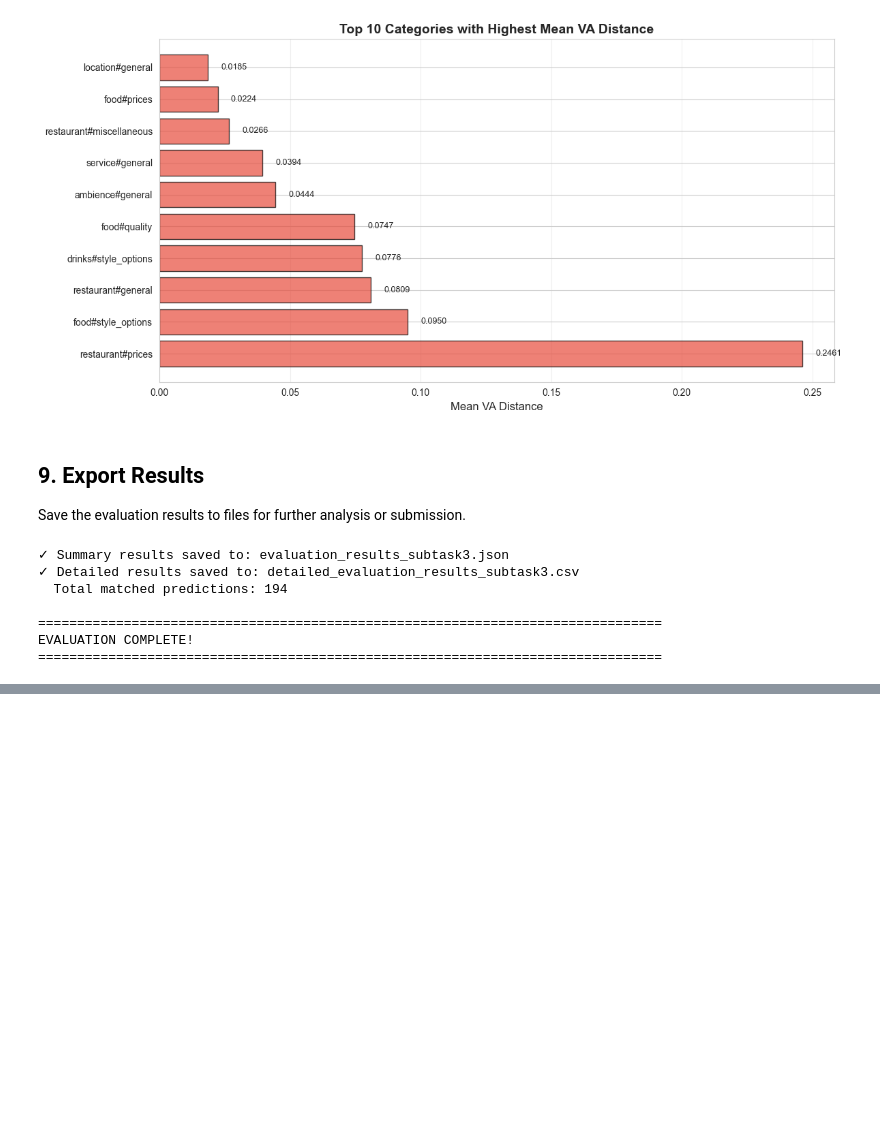
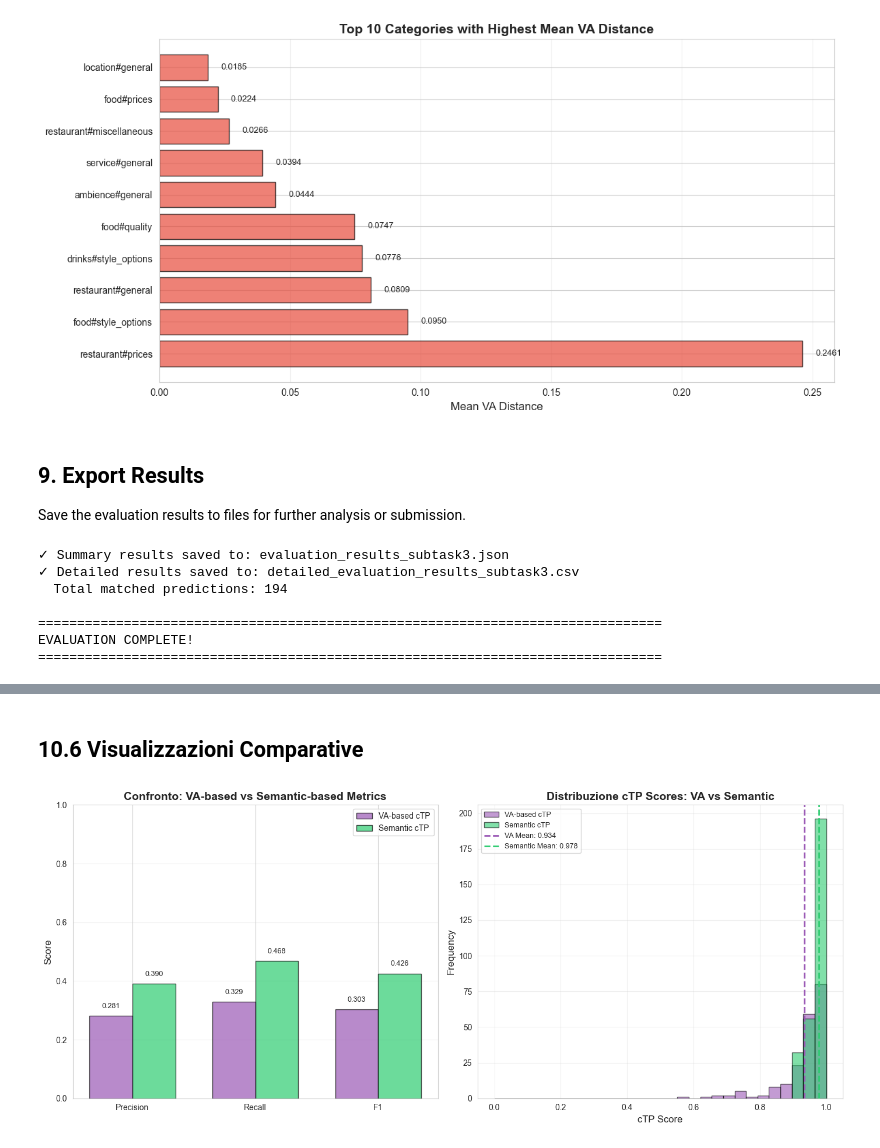
Before and after one commit to MarcoPernoVDP/DimABSA2026, a Jupyter notebook: Evaluation_Metric.ipynb, the cells around one changed output, grey strips where cells are left out. Saved outputs shown, nothing was run; the diff lists cells and outputs as text; code cells hidden in the pictures; blank space fills up the shorter version.

```diff
--- a/Evaluation_Metric.ipynb
+++ b/Evaluation_Metric.ipynb
@@ -1180,0 +992,14 @@ This represents the official evaluation score that combines:
+# %%
+# Import additional libraries for embeddings
+from sentence_transformers import SentenceTransformer
+from sklearn.metrics.pairwise import cosine_similarity
+import warnings
+warnings.filterwarnings('ignore')
+
+# Load a pre-trained sentence transformer model
+# Using 'all-MiniLM-L6-v2' - fast and efficient for semantic similarity
+print("Loading sentence transformer model...")
+embedding_model = SentenceTransformer('all-MiniLM-L6-v2')
+print("✓ Model loaded successfully!")
+print(f"  Model: all-MiniLM-L6-v2")
+print(f"  Embedding dimension: {embedding_model.get_sentence_embedding_dimension()}")
@@ -1180,0 +1427,65 @@ This represents the official evaluation score that combines:
+# %% [markdown]
+## 10.6 Visualizzazioni Comparative
+# %%
+# Visualization: Compare VA-based vs Semantic-based metrics
+fig, axes = plt.subplots(1, 2, figsize=(14, 6))
+
+# Plot 1: Side-by-side comparison of cF1 metrics
+metrics = ['Precision', 'Recall', 'F1']
+va_vals = [results['cPrecision'], results['cRecall'], results['cF1']]
+semantic_vals = [results_semantic['cPrecision_semantic'],
+                 results_semantic['cRecall_semantic'],
+                 results_semantic['cF1_semantic']]
+
+x = np.arange(len(metrics))
+width = 0.35
+
+bars1 = axes[0].bar(x - width/2, va_vals, width, label='VA-based cTP',
+                     color='#9b59b6', alpha=0.7, edgecolor='black')
+bars2 = axes[0].bar(x + width/2, semantic_vals, width, label='Semantic cTP',
+                     color='#2ecc71', alpha=0.7, edgecolor='black')
+
+axes[0].set_ylabel('Score', fontsize=12)
+axes[0].set_title('Confronto: VA-based vs Semantic-based Metrics', fontsize=14, fontweight='bold')
+axes[0].set_xticks(x)
+axes[0].set_xticklabels(metrics)
+axes[0].legend()
+axes[0].set_ylim(0, 1.0)
+axes[0].grid(axis='y', alpha=0.3)
+
+# Add value labels
+for bars in [bars1, bars2]:
+    for bar in bars:
+        height = bar.get_height()
+        axes[0].text(bar.get_x() + bar.get_width()/2., height + 0.02,
+                    f'{height:.3f}', ha='center', va='bottom', fontsize=9)
+
+# Plot 2: Distribution comparison of cTP scores
+if results['detailed_results'] and results_semantic['detailed_results']:
+    va_ctp_scores = [r['cTP_score'] for r in results['detailed_results']]
+    semantic_ctp_scores = [r['cTP_semantic_score'] for r in results_semantic['detailed_results']]
+
+    # Create bins for histogram
+    bins = np.linspace(0, 1, 30)
+
+    axes[1].hist(va_ctp_scores, bins=bins, alpha=0.6, label='VA-based cTP',
+                 color='#9b59b6', edgecolor='black')
+    axes[1].hist(semantic_ctp_scores, bins=bins, alpha=0.6, label='Semantic cTP',
+                 color='#2ecc71', edgecolor='black')
+
+    # Add mean lines
+    axes[1].axvline(np.mean(va_ctp_scores), color='#9b59b6', linestyle='--',
+                    linewidth=2, label=f'VA Mean: {np.mean(va_ctp_scores):.3f}')
+    axes[1].axvline(np.mean(semantic_ctp_scores), color='#2ecc71', linestyle='--',
+                    linewidth=2, label=f'Semantic Mean: {np.mean(semantic_ctp_scores):.3f}')
+
+    axes[1].set_xlabel('cTP Score', fontsize=12)
+    axes[1].set_ylabel('Frequency', fontsize=12)
+    axes[1].set_title('Distribuzione cTP Scores: VA vs Semantic', fontsize=14, fontweight='bold')
+    axes[1].legend(fontsize=9)
+    axes[1].grid(alpha=0.3)
+
+plt.tight_layout()
+plt.show()
+# %% [output]
+[figure, added]
```
Also changed, not shown: parts of 20 cells of this notebook, 2 other files.
